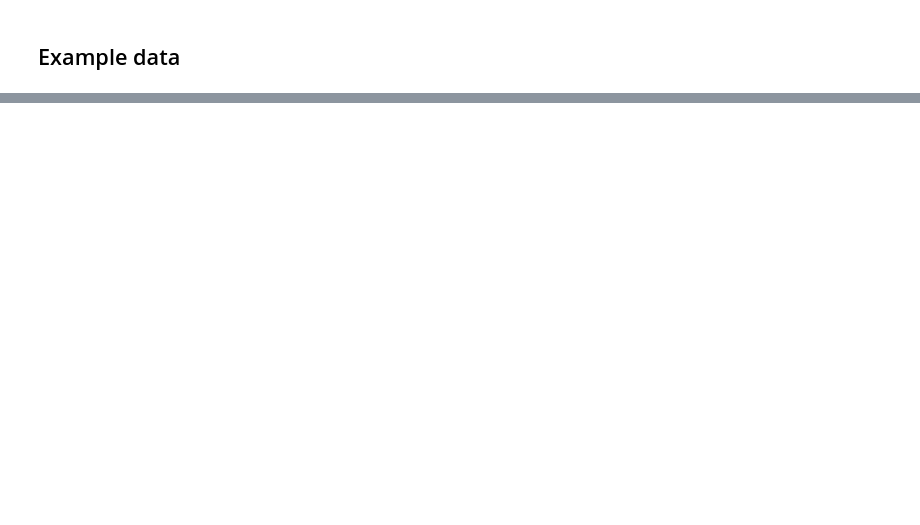
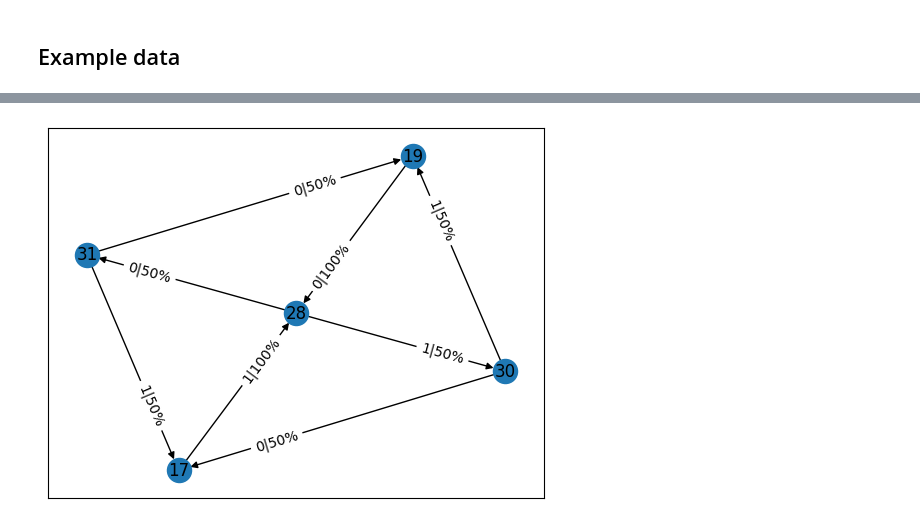
Before and after one commit to adamimos/epsilon-transformers, a Jupyter notebook: notebooks/RRXOR_process.ipynb, the cells around one changed output, grey strips where cells are left out. Saved outputs shown, nothing was run; the diff lists cells and outputs as text; code cells hidden in the pictures; blank space fills up the shorter version.

```diff
--- a/notebooks/RRXOR_process.ipynb
+++ b/notebooks/RRXOR_process.ipynb
@@ -811,0 +108,4 @@ accuracy = (df[(df['Context_Window_Position'] == 6) & (df['Type'] == 'XOR') & (d
+# %%
+visualize_graph_with_selective_offset(get_recurrent_subgraph(G_MSP))
+# %% [output]
+[figure, added]
```
Also changed, not shown: parts of 30 cells of this notebook, 2 other files.
